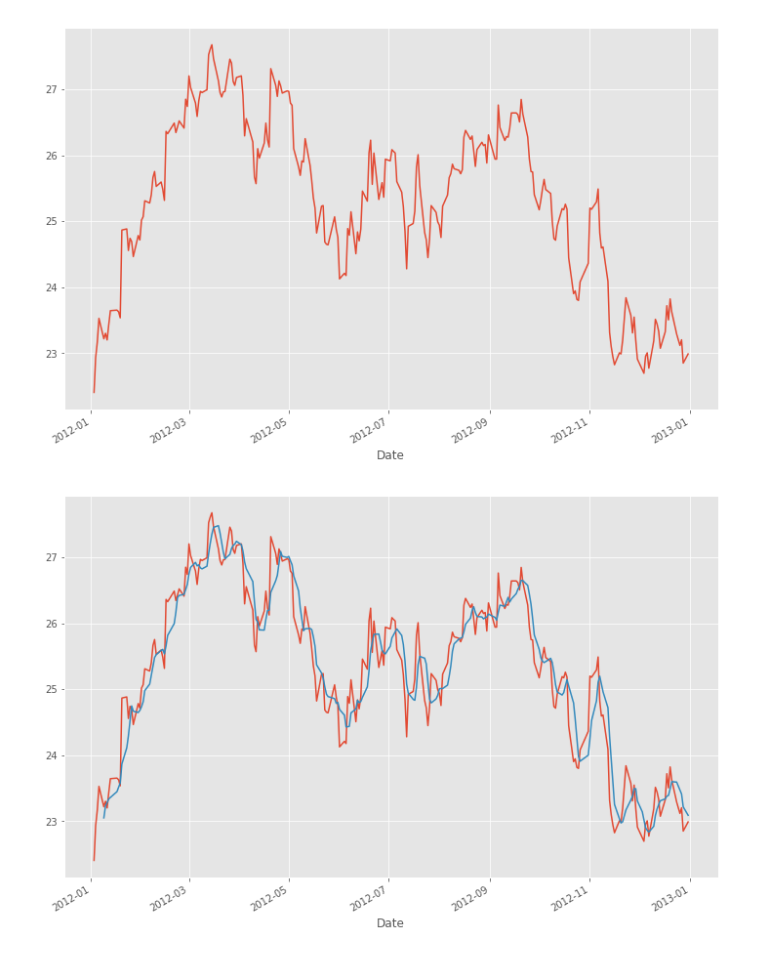
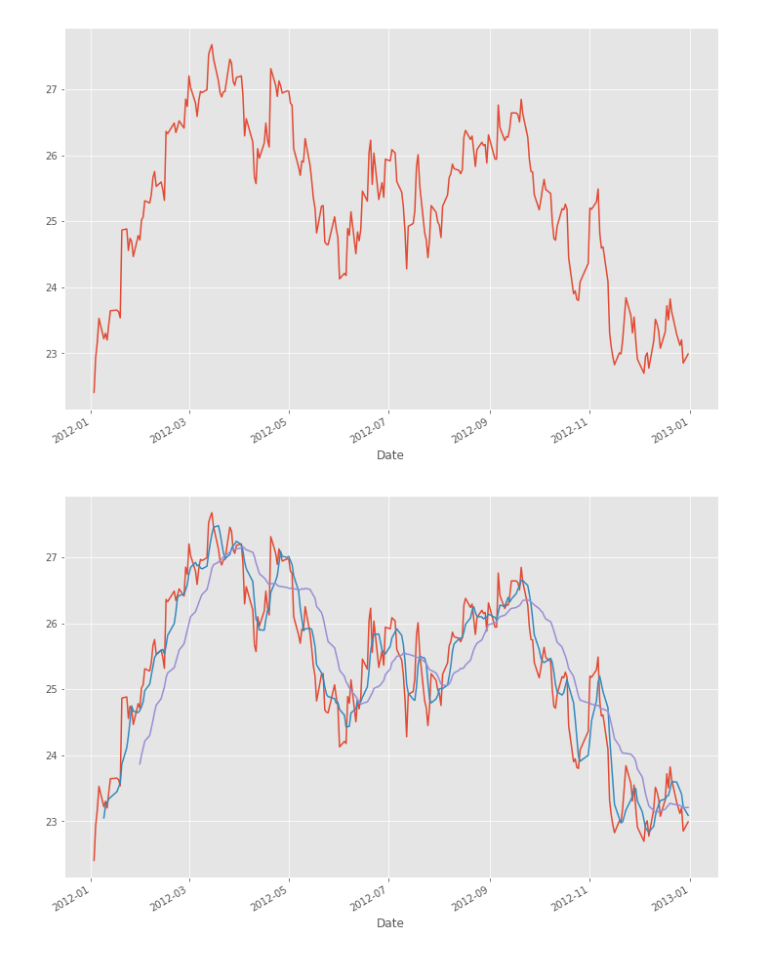
Before and after one commit to nassersaazi/ml_models, a Jupyter notebook: pandas_finance.ipynb, the cells around one changed output. Drawn from its saved outputs; the diff is of its cells as text; code cells hidden in the pictures.

```diff
--- a/pandas_finance.ipynb
+++ b/pandas_finance.ipynb
@@ -294,6 +294,7 @@ plt.show()
 # %%
 sample.plot(figsize=(12,8))
 sample.rolling(window= 5).mean().plot(figsize=(12,8))
+sample.rolling(window= 20).mean().plot(figsize=(12,8))
 plt.show()
 # %% [output]
-[figure, old version]
+[figure, new version]
```
